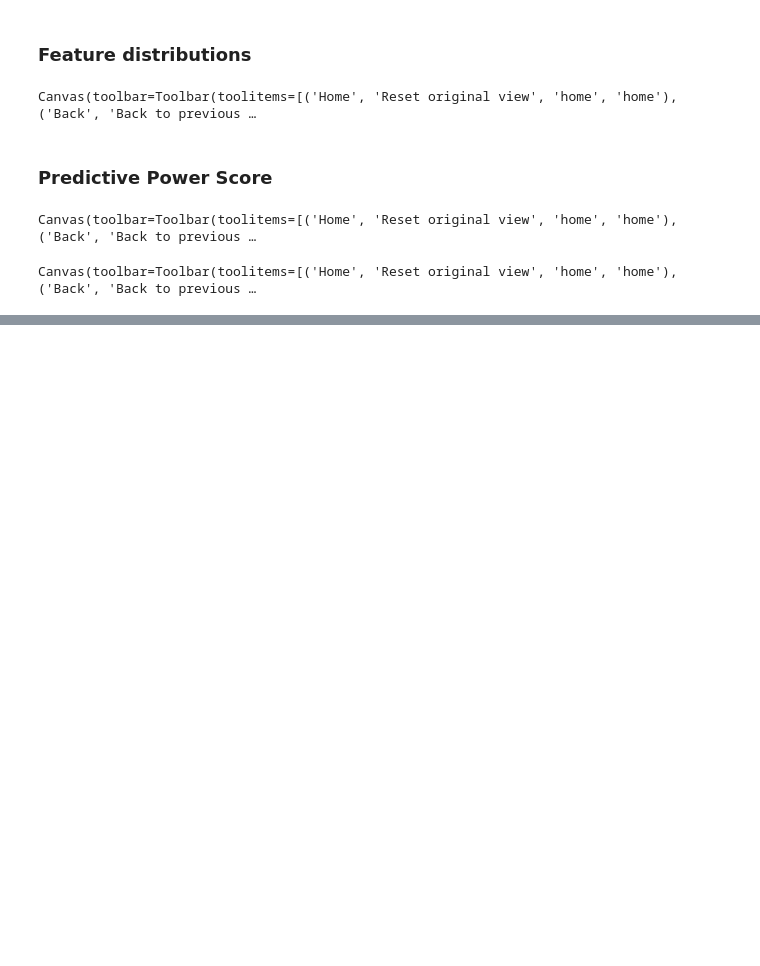
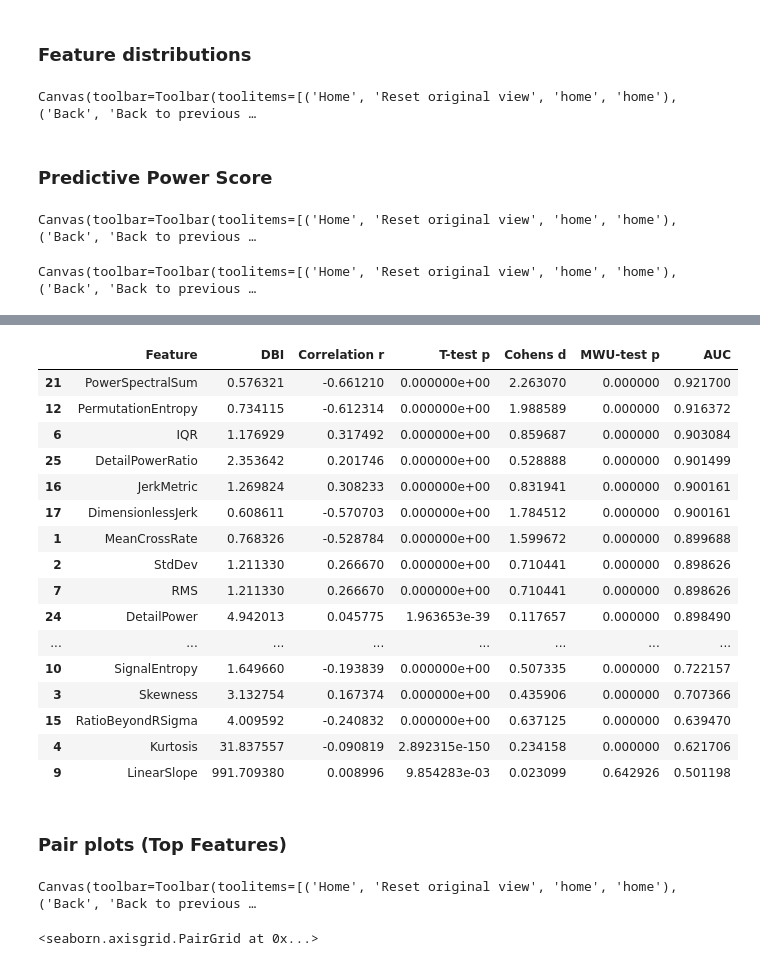
Before and after one commit to pfizer-opensource/scikit-digital-health, a Jupyter notebook: scripts/feature_exploration/feature-exploration.ipynb, the cells around one changed output, grey strips where cells are left out. Drawn from its saved outputs; the diff is of its cells as text; code cells hidden in the pictures; blank space fills up the shorter version.

```diff
--- a/scripts/feature_exploration/feature-exploration.ipynb
+++ b/scripts/feature_exploration/feature-exploration.ipynb
@@ -118,0 +199,29 @@ Canvas(toolbar=Toolbar(toolitems=[('Home', 'Reset original view', 'home', 'home'
+# %%
+sep_df.sort_values('AUC', ascending=False)
+# %% [output]
+|  | Feature | DBI | Correlation r | T-test p | Cohens d | MWU-test p | AUC |
+| 21 | PowerSpectralSum | 0.576321 | -0.661210 | 0.000000e+00 | 2.263070 | 0.000000 | 0.921700 |
+| 12 | PermutationEntropy | 0.734115 | -0.612314 | 0.000000e+00 | 1.988589 | 0.000000 | 0.916372 |
+| 6 | IQR | 1.176929 | 0.317492 | 0.000000e+00 | 0.859687 | 0.000000 | 0.903084 |
+| 25 | DetailPowerRatio | 2.353642 | 0.201746 | 0.000000e+00 | 0.528888 | 0.000000 | 0.901499 |
+| 16 | JerkMetric | 1.269824 | 0.308233 | 0.000000e+00 | 0.831941 | 0.000000 | 0.900161 |
+| 17 | DimensionlessJerk | 0.608611 | -0.570703 | 0.000000e+00 | 1.784512 | 0.000000 | 0.900161 |
+| 1 | MeanCrossRate | 0.768326 | -0.528784 | 0.000000e+00 | 1.599672 | 0.000000 | 0.899688 |
+| 2 | StdDev | 1.211330 | 0.266670 | 0.000000e+00 | 0.710441 | 0.000000 | 0.898626 |
+| 7 | RMS | 1.211330 | 0.266670 | 0.000000e+00 | 0.710441 | 0.000000 | 0.898626 |
+| 24 | DetailPower | 4.942013 | 0.045775 | 1.963653e-39 | 0.117657 | 0.000000 | 0.898490 |
+| ... | ... | ... | ... | ... | ... | ... | ... |
+| 10 | SignalEntropy | 1.649660 | -0.193839 | 0.000000e+00 | 0.507335 | 0.000000 | 0.722157 |
+| 3 | Skewness | 3.132754 | 0.167374 | 0.000000e+00 | 0.435906 | 0.000000 | 0.707366 |
+| 15 | RatioBeyondRSigma | 4.009592 | -0.240832 | 0.000000e+00 | 0.637125 | 0.000000 | 0.639470 |
+| 4 | Kurtosis | 31.837557 | -0.090819 | 2.892315e-150 | 0.234158 | 0.000000 | 0.621706 |
+| 9 | LinearSlope | 991.709380 | 0.008996 | 9.854283e-03 | 0.023099 | 0.642926 | 0.501198 |
+# %% [markdown]
+### Pair plots (Top Features)
+# %%
+top_feats = ['PowerSpectralSum', 'PermutationEntropy', 'IQR', 'DominantFrequency', 'DimensionlessJerk', 'DetailPowerRatio']
+
+sns.pairplot(feats, hue='Labels', vars=top_feats)
+# %% [output]
+Canvas(toolbar=Toolbar(toolitems=[('Home', 'Reset original view', 'home', 'home'), ('Back', 'Back to previous …
+<seaborn.axisgrid.PairGrid at 0x...>
```
Also changed, not shown: parts of 11 cells of this notebook, 2 other files.
